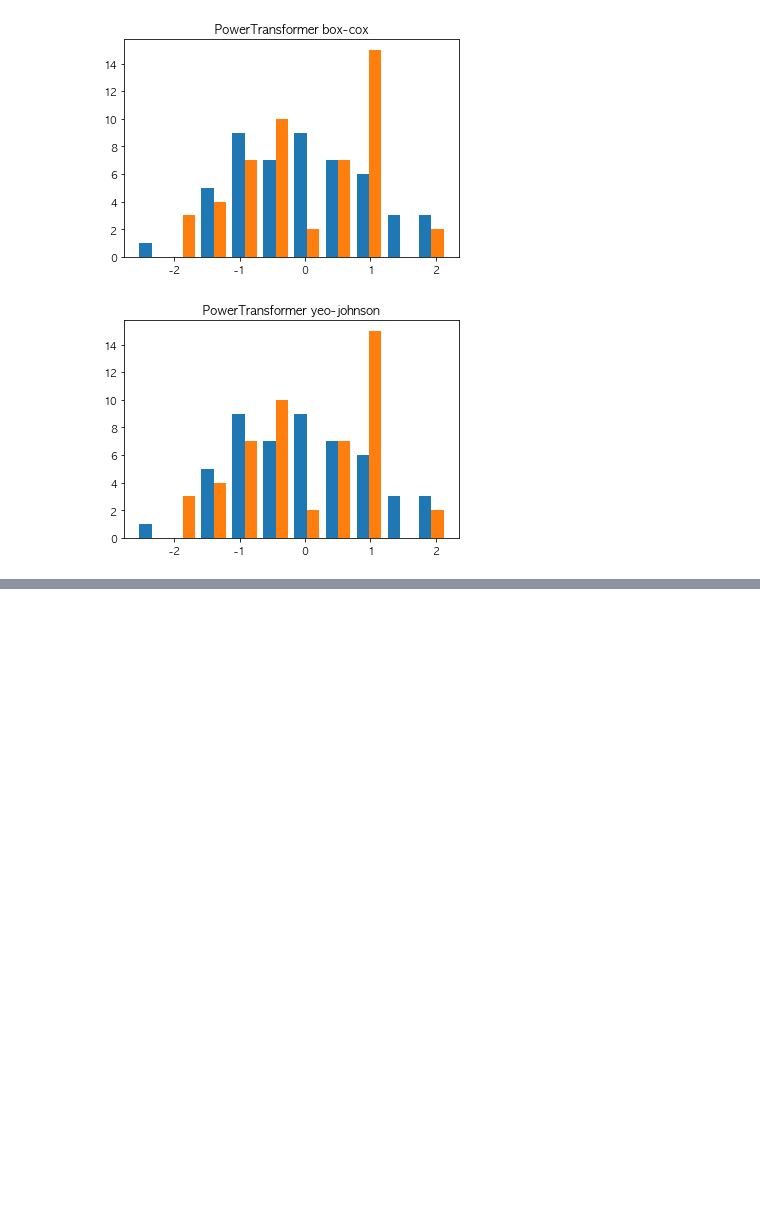
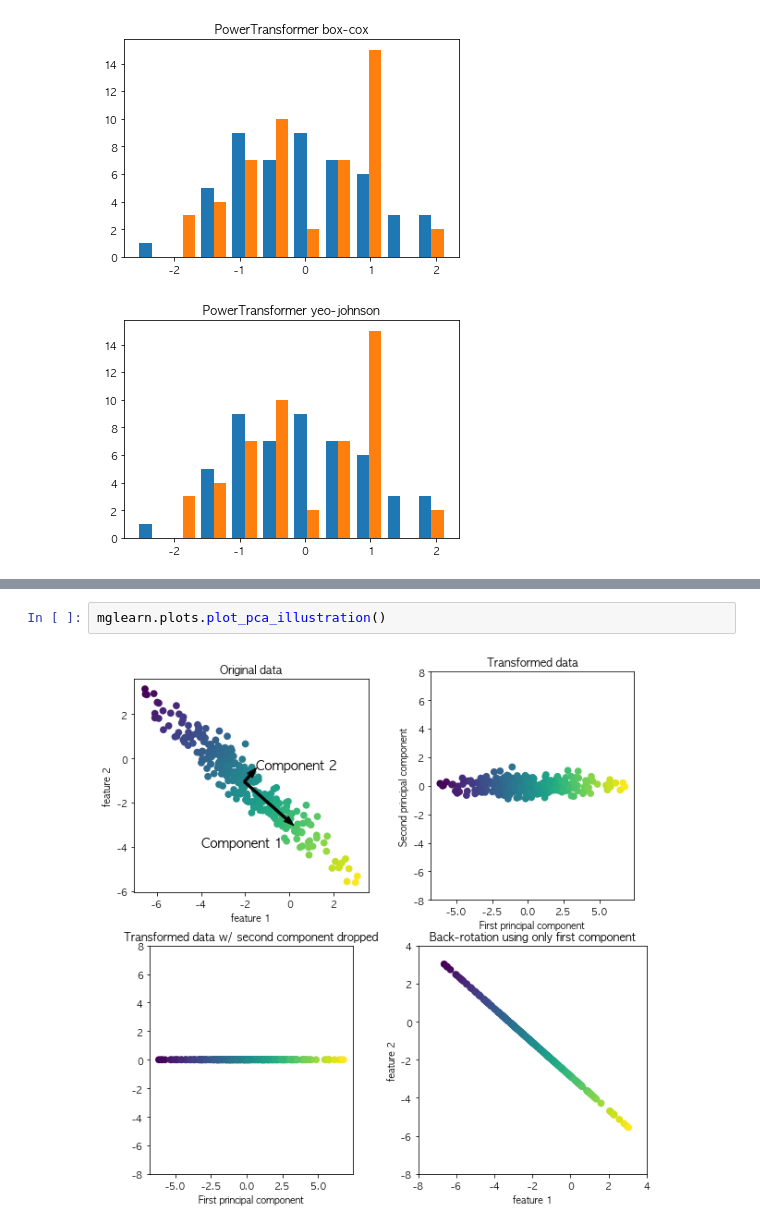
Before and after one commit to timetobye/Machine_learning_study, a Jupyter notebook: introduction_to_machine_learning_with_python/chapter_3_unsupervised_learning/chapter_3.ipynb, the cells around one changed output, grey strips where cells are left out. Cells and saved outputs as stored; diff of their text form; blank space fills up the shorter version.

```diff
--- a/introduction_to_machine_learning_with_python/chapter_3_unsupervised_learning/chapter_3.ipynb
+++ b/introduction_to_machine_learning_with_python/chapter_3_unsupervised_learning/chapter_3.ipynb
@@ -254,0 +395,4 @@ plt.show()
+# %%
+mglearn.plots.plot_pca_illustration()
+# %% [output]
+[figure, added]
```
Also changed, not shown: parts of 19 cells of this notebook.
